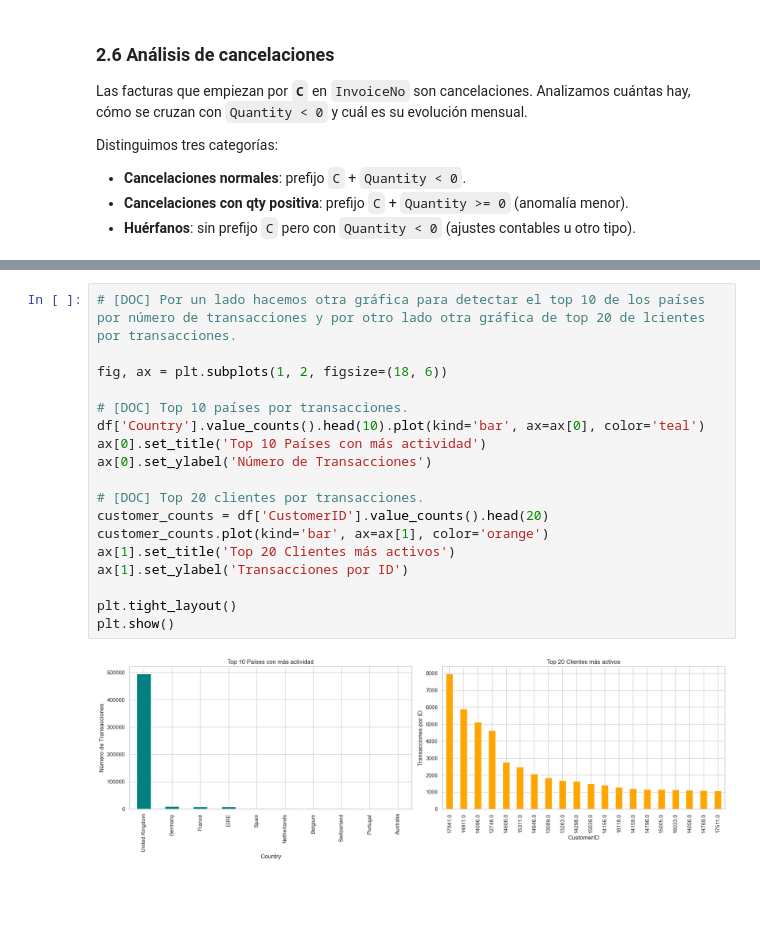
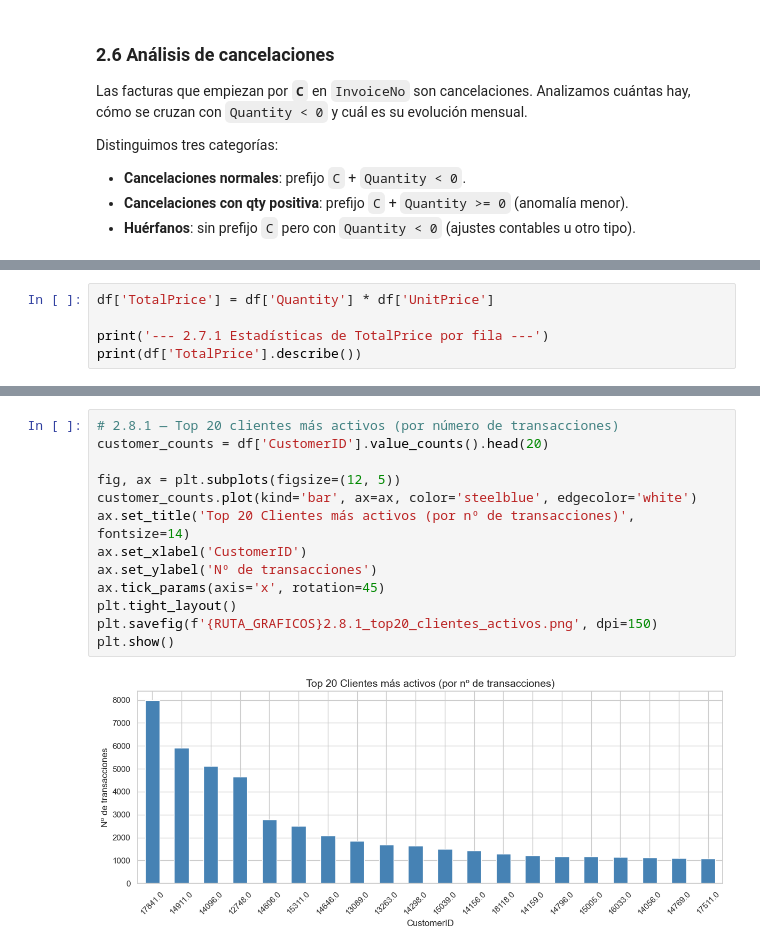
Before and after one commit to ravel01106/proyecto-master-ia-big-data, a Jupyter notebook: notebooks/regression_proyect/analysis/eda_data.ipynb, the cells around one changed output, grey strips where cells are left out. Saved outputs shown, nothing was run; the diff lists cells and outputs as text; blank space fills up the shorter version.

```diff
--- a/notebooks/regression_proyect/analysis/eda_data.ipynb
+++ b/notebooks/regression_proyect/analysis/eda_data.ipynb
@@ -612,0 +974,5 @@ plt.show()
+# %%
+df['TotalPrice'] = df['Quantity'] * df['UnitPrice']
+
+print('--- 2.7.1 Estadísticas de TotalPrice por fila ---')
+print(df['TotalPrice'].describe())
@@ -613,20 +1089,15 @@ plt.show()
 # %%
-# [DOC] Por un lado hacemos otra gráfica para detectar el top 10 de los países por número de transacciones y por otro lado otra gráfica de top 20 de lcientes por transacciones.
+# 2.8.1 — Top 20 clientes más activos (por número de transacciones)
+customer_counts = df['CustomerID'].value_counts().head(20)
 
-fig, ax = plt.subplots(1, 2, figsize=(18, 6))
-
-# [DOC] Top 10 países por transacciones.
-df['Country'].value_counts().head(10).plot(kind='bar', ax=ax[0], color='teal')
-ax[0].set_title('Top 10 Países con más actividad')
-ax[0].set_ylabel('Número de Transacciones')
-
-# [DOC] Top 20 clientes por transacciones.
-customer_counts = df['CustomerID'].value_counts().head(20)
-customer_counts.plot(kind='bar', ax=ax[1], color='orange')
-ax[1].set_title('Top 20 Clientes más activos')
-ax[1].set_ylabel('Transacciones por ID')
-
+fig, ax = plt.subplots(figsize=(12, 5))
+customer_counts.plot(kind='bar', ax=ax, color='steelblue', edgecolor='white')
+ax.set_title('Top 20 Clientes más activos (por nº de transacciones)', fontsize=14)
+ax.set_xlabel('CustomerID')
+ax.set_ylabel('Nº de transacciones')
+ax.tick_params(axis='x', rotation=45)
 plt.tight_layout()
+plt.savefig(f'{RUTA_GRAFICOS}2.8.1_top20_clientes_activos.png', dpi=150)
 plt.show()
 # %% [output]
-[figure, old version]
+[figure, new version]
```
Also changed, not shown: parts of 39 cells of this notebook, 5 other files.
